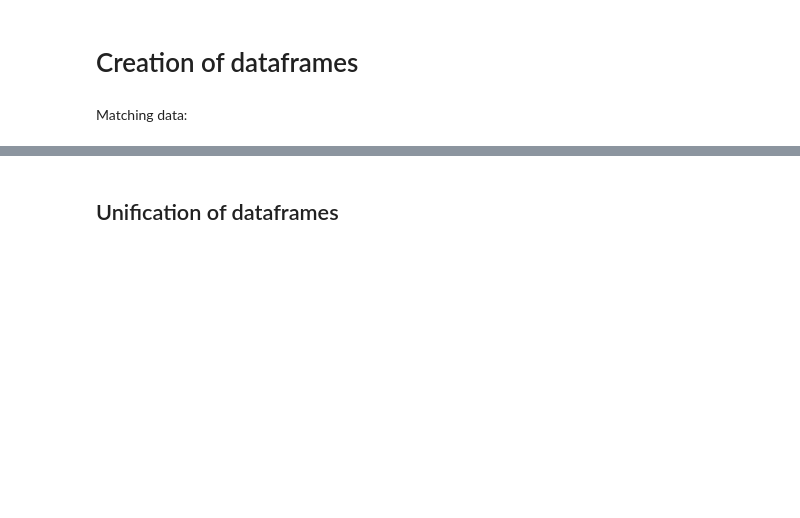
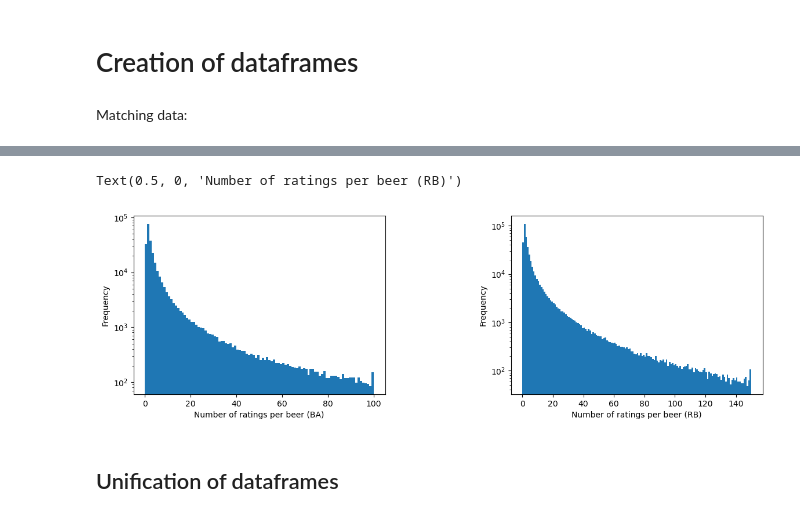
Before and after one commit to epfl-ada/ada-2023-project-adacadabra2023, a Jupyter notebook: notebooks/Milestone2.ipynb, the cells around one changed output, grey strips where cells are left out. Drawn from its saved outputs; the diff is of its cells as text; code cells hidden in the pictures; blank space fills up the shorter version.

```diff
--- a/notebooks/Milestone2.ipynb
+++ b/notebooks/Milestone2.ipynb
@@ -91,3 +91,13 @@ RB_ratings
+# %%
+f,axs = plt.subplots(nrows=1, ncols=2, figsize=(14,4), sharey=False, gridspec_kw={'width_ratios':[1,1], 'wspace': 0.5})
+
+BA_beers['nbr_ratings'].sort_values().plot(kind='hist', range = (0, 100), bins= 100, ax=axs[0], logy=True)
+axs[0].set_xlabel('Number of ratings per beer (BA)')
+RB_beers['nbr_ratings'].sort_values().plot(kind='hist', range = (0, 150), bins= 150, ax=axs[1], logy=True)
+axs[1].set_xlabel('Number of ratings per beer (RB)')
+# %% [output]
+Text(0.5, 0, 'Number of ratings per beer (RB)')
+[figure, added]
 # %% [markdown]
 ## Unification of dataframes
 # %%
```
Also changed, not shown: parts of 5 cells of this notebook, 4 other files.
